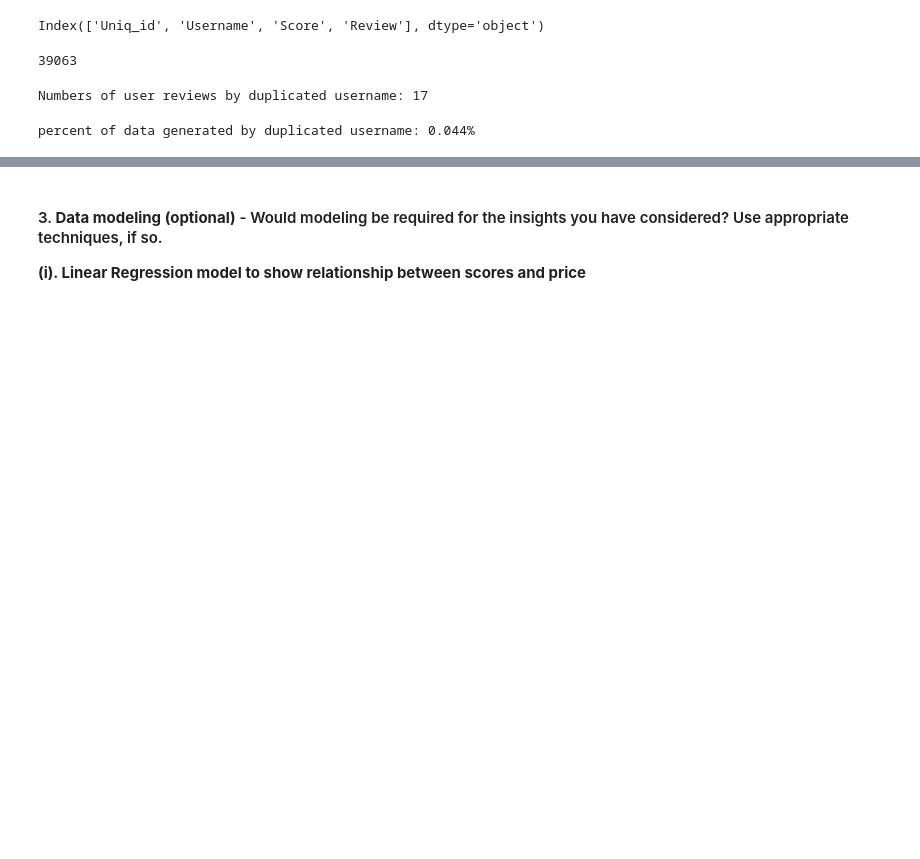
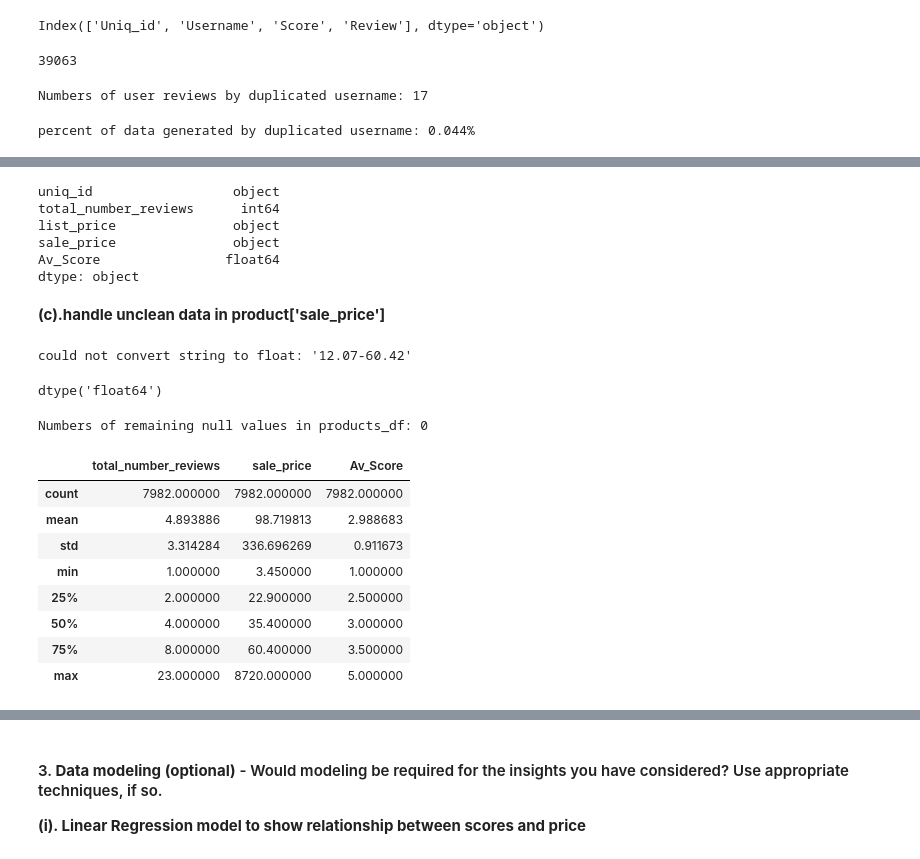
Before and after one commit to achile-design/uos, a Jupyter notebook: 3539186_BD2.ipynb, the cells around one changed output, grey strips where cells are left out. Drawn from its saved outputs; the diff is of its cells as text; code cells hidden in the pictures; blank space fills up the shorter version.

Commit message:
Completed initial draft of Data Understanding

```diff
--- a/3539186_BD2.ipynb
+++ b/3539186_BD2.ipynb
@@ -246,0 +381,4 @@ reviews_df=csv_reviews_data.drop(csv_reviews_data[csv_reviews_data['Username'] =
+# %%
+# selected columns based on predicted relevance to model building
+json_prod_df = json_products_data[['uniq_id','list_price','sale_price','average_product_rating','total_number_reviews']]
+json_prod_df.head(1)# review final data frame from jcpenney_products.json
@@ -246,0 +539,45 @@ reviews_df=csv_reviews_data.drop(csv_reviews_data[csv_reviews_data['Username'] =
+# %%
+products_df = pd.merge(json_prod_df[['uniq_id','total_number_reviews','list_price','sale_price']].reset_index(),csv_products_data.drop(columns=['Uniq_id','SKU','Description','Name','Price']).reset_index())
+products_df.drop(columns=['index'], inplace=True)
+products_df.dtypes
+# %% [output]
+uniq_id                  object
+total_number_reviews      int64
+list_price               object
+sale_price               object
+Av_Score                float64
+dtype: object
+# %% [markdown]
+**(c).handle unclean data in product['sale_price']**
+# %%
+try:
+    products_df['sale_price'].astype(float)
+except ValueError as e:
+    print(e)
+# %% [output]
+could not convert string to float: '12.07-60.42'
+# %%
+products_df['sale_price']=products_df['sale_price'].str.extract(r'(.{4})', expand=False).astype(float)
+products_df['sale_price'].dtypes
+# %% [output]
+dtype('float64')
+# %%
+print(f'Numbers of remaining null values in products_df: {products_df['sale_price'].isna().sum()}')
+# %% [output]
+Numbers of remaining null values in products_df: 0
+# %%
+# handle null data in product['sale_price']
+products_df['sale_price'].fillna(products_df['sale_price'].mean(), inplace=True)
+products_df['sale_price'].isna().sum()
+# %%
+products_df.describe() # to review the central tendency, dispersion, and shape of a dataset's distribution,
+# %% [output]
+|  | total_number_reviews | sale_price | Av_Score |
+| count | 7982.000000 | 7982.000000 | 7982.000000 |
+| mean | 4.893886 | 98.719813 | 2.988683 |
+| std | 3.314284 | 336.696269 | 0.911673 |
+| min | 1.000000 | 3.450000 | 1.000000 |
+| 25% | 2.000000 | 22.900000 | 2.500000 |
+| 50% | 4.000000 | 35.400000 | 3.000000 |
+| 75% | 8.000000 | 60.400000 | 3.500000 |
+| max | 23.000000 | 8720.000000 | 5.000000 |
```
Also changed, not shown: parts of 54 cells of this notebook.
